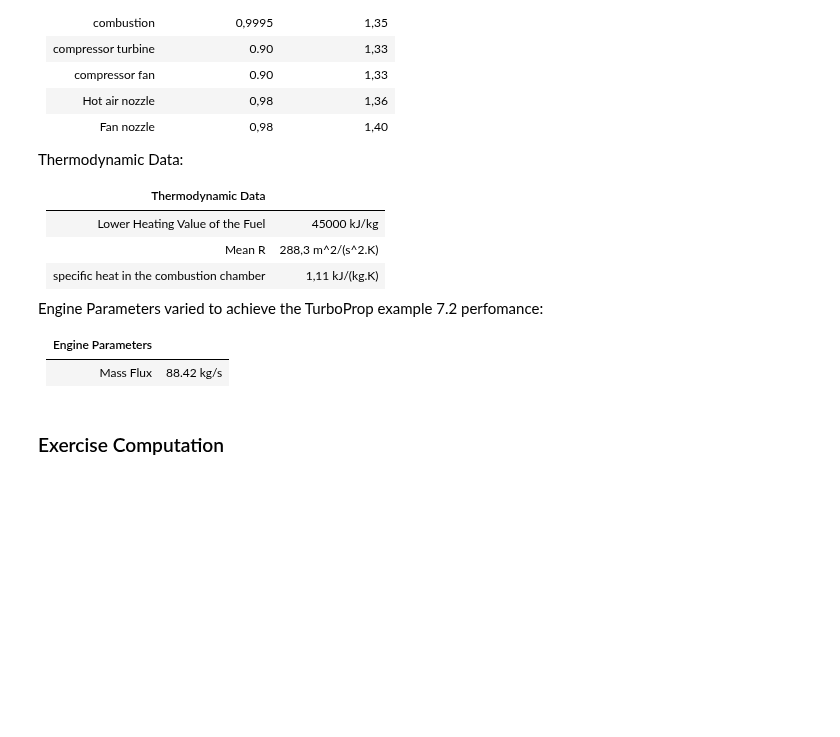
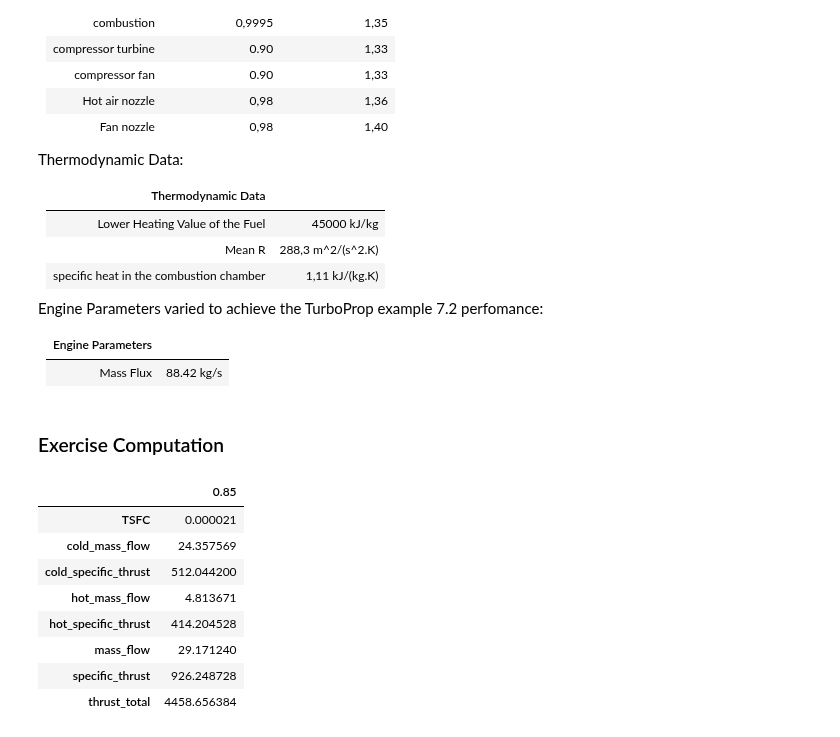
Before and after one commit to jonasdegrave/gas-turbine, a Jupyter notebook: notebook_course_examples.ipynb, the cells around one changed output. Saved outputs shown, nothing was run; the diff lists cells and outputs as text; code cells hidden in the pictures; blank space fills up the shorter version.

```diff
--- a/notebook_course_examples.ipynb
+++ b/notebook_course_examples.ipynb
@@ -592,3 +616,56 @@ Engine Parameters varied to achieve the TurboProp example 7.2  perfomance:
 | Mass Flux                                | 88.42 kg/s        |
 # %% [markdown]
 ### Exercise Computation
+# %%
+import model_reference as mf
+import numpy as np
+import pandas as pd
+import warnings
+# warnings.filterwarnings('ignore')
+
+values = {
+    'pa': 41,
+    'ta': 246.55,
+    'n_d': 0.97,
+    'n_f': 0.90,
+    'n_c': 0.75,
+    'n_b': 0.9995,
+    'n_t': 0.9,
+    'n_tf': 0.9,
+    'n_n': 0.98,
+    'n_nf': 0.98,
+    'gamma_d': 1.4,
+    'gamma_f': 1.4,
+    'gamma_c': 1.37,
+    'gamma_b': 1.35,
+    'gamma_t': 1.33,
+    'gamma_tf': 1.33,
+    'gamma_n': 1.36,
+    'gamma_nf': 1.40,
+    'prc': 8.33,
+    'prf': 1.5,
+    'bypass_ratio': 4.2,
+    'pc_fuel': 45000,
+    'cp_fuel': 1.110,
+    'r': 288.3,
+    't04': 1550,
+    'mach': 0.45,
+    'mass_flow': 88.42,
+    }
+
+turboprop = mf.TurboFan(values)
+turboprop.set_n2(0.85)
+performance_results1 = turboprop.sumarise_results()
+thermodynamic_results1 = turboprop.sumarise()
+
+performance_results1
+# %% [output]
+|  | 0.85 |
+| TSFC | 0.000021 |
+| cold_mass_flow | 24.357569 |
+| cold_specific_thrust | 512.044200 |
+| hot_mass_flow | 4.813671 |
+| hot_specific_thrust | 414.204528 |
+| mass_flow | 29.171240 |
+| specific_thrust | 926.248728 |
+| thrust_total | 4458.656384 |
```
Also changed, not shown: parts of 6 cells of this notebook, 3 other files.
